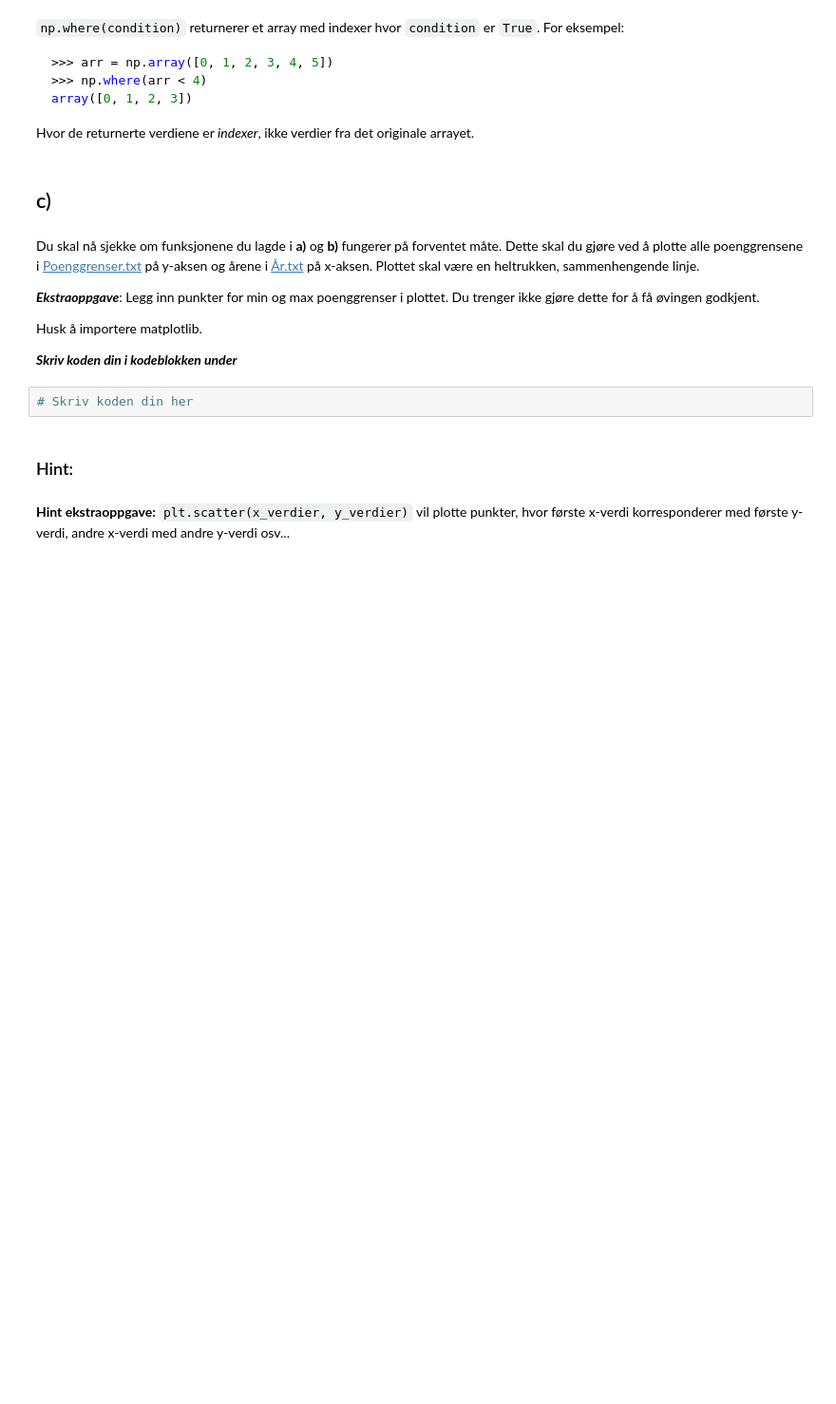
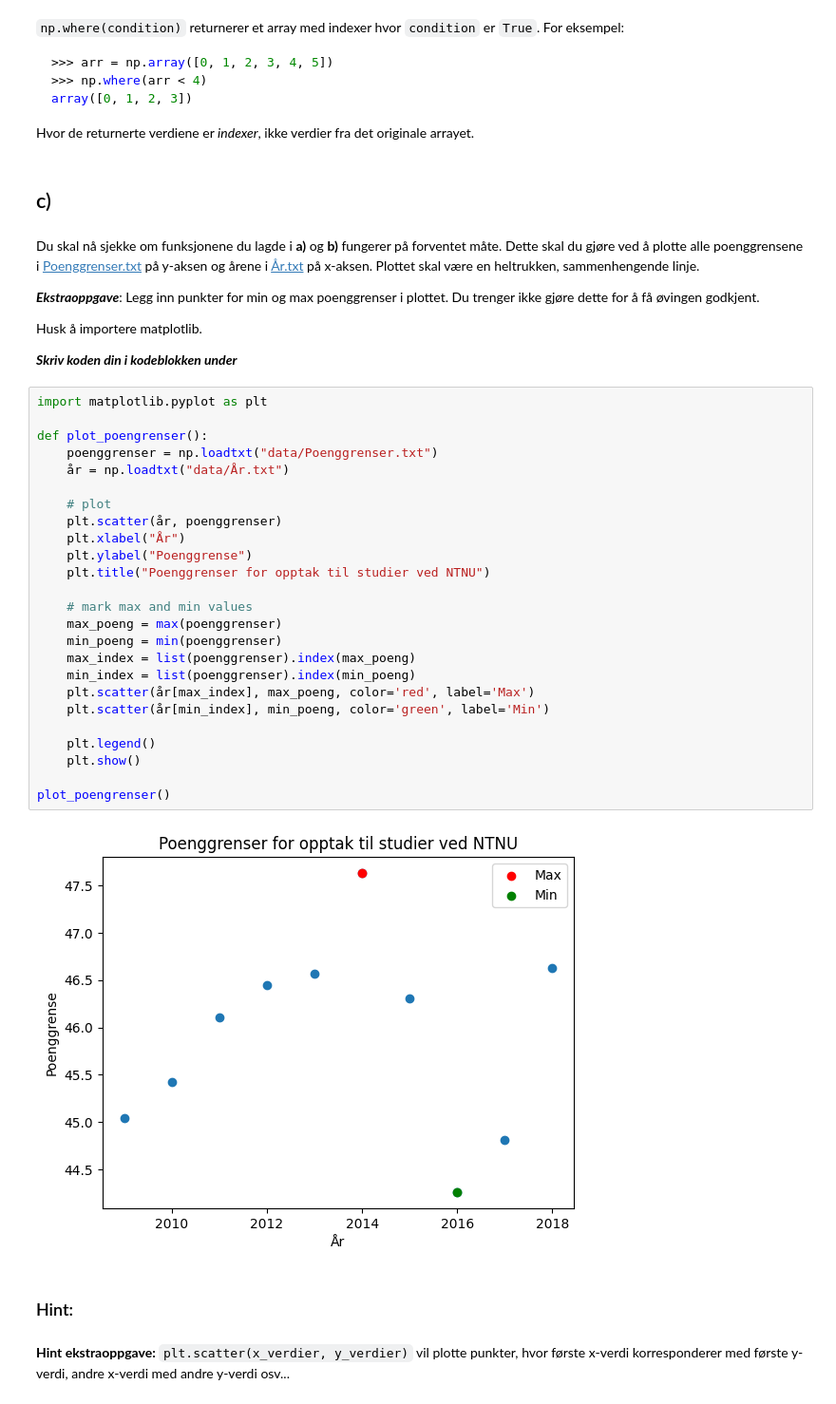
Before and after one commit to erikbohne/TDT4110_Informasjonsteknologi, a Jupyter notebook: pset4/Poenggrenser.ipynb, the cells around one changed output. Shown: that part at 95% size. Saved outputs shown, nothing was run; the diff lists cells and outputs as text; blank space fills up the shorter version.

```diff
--- a/pset4/Poenggrenser.ipynb
+++ b/pset4/Poenggrenser.ipynb
@@ -185,7 +239,32 @@ Husk å importere matplotlib.
 
 ***Skriv koden din i kodeblokken under***
 # %%
-# Skriv koden din her
+import matplotlib.pyplot as plt
+
+def plot_poengrenser():
+    poenggrenser = np.loadtxt("data/Poenggrenser.txt")
+    år = np.loadtxt("data/År.txt")
+
+    # plot
+    plt.scatter(år, poenggrenser)
+    plt.xlabel("År")
+    plt.ylabel("Poenggrense")
+    plt.title("Poenggrenser for opptak til studier ved NTNU")
+
+    # mark max and min values
+    max_poeng = max(poenggrenser)
+    min_poeng = min(poenggrenser)
+    max_index = list(poenggrenser).index(max_poeng)
+    min_index = list(poenggrenser).index(min_poeng)
+    plt.scatter(år[max_index], max_poeng, color='red', label='Max')
+    plt.scatter(år[min_index], min_poeng, color='green', label='Min')
+
+    plt.legend()
+    plt.show()
+
+plot_poengrenser()
+# %% [output]
+[figure, added]
 # %% [markdown]
 ### Hint:
 # %% [markdown]
```
Also changed, not shown: parts of 10 cells of this notebook, 1 other file.
